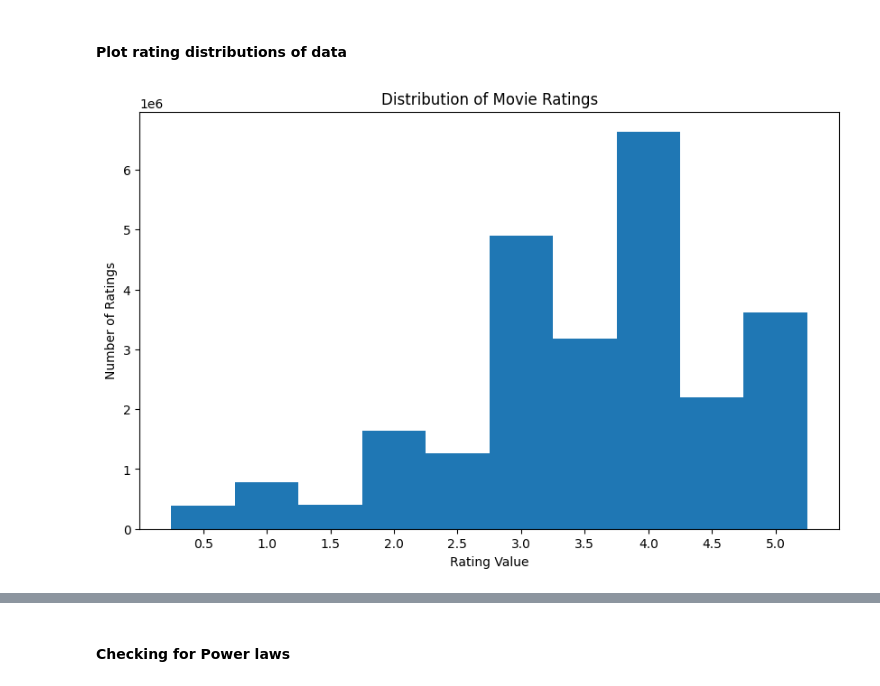
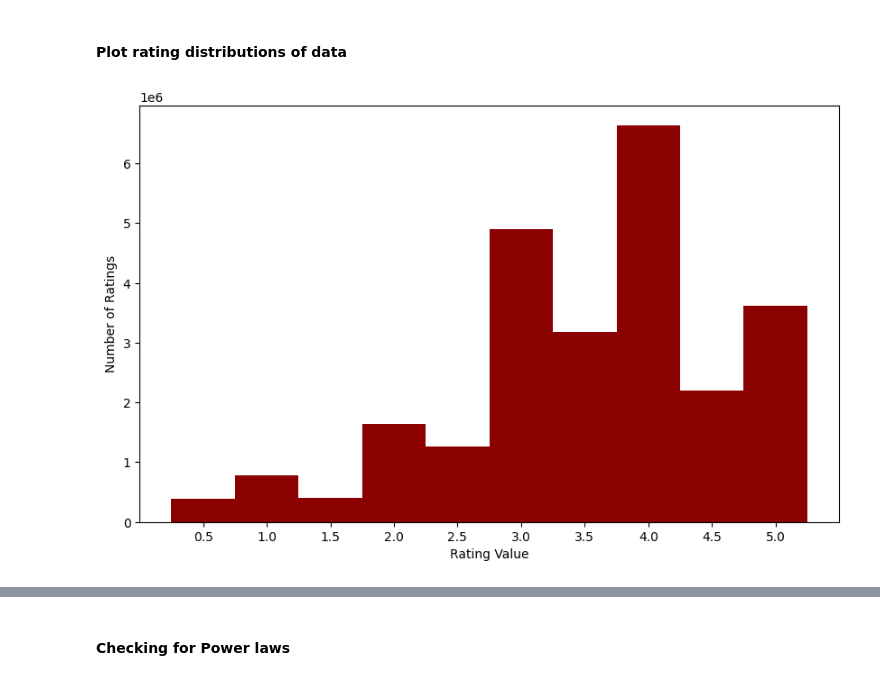
Before and after one commit to Bwhiz/Recommender-System-ALS, a Jupyter notebook: main.ipynb, the cells around one changed output, grey strips where cells are left out. Drawn from its saved outputs; the diff is of its cells as text; code cells hidden in the pictures.

```diff
--- a/main.ipynb
+++ b/main.ipynb
@@ -82,25 +93,26 @@ movie_data_list = [np.array(data) for data in movie_data_list]
 # %%
 # Calculating rating counts
 rating_counts = ratings_df['rating'].value_counts().sort_index()
 
 # Create the plot
 plt.figure(figsize=(10, 6))
 plt.bar(rating_counts.index,
         height=rating_counts.values,
         width=0.5,
+        color = 'darkred',
         align='center')
 
 plt.xticks(rating_counts.index)
-plt.title('Distribution of Movie Ratings')
+# plt.title('Distribution of Movie Ratings')
 plt.xlabel('Rating Value')
 plt.ylabel('Number of Ratings')
 
 # Saving the plot to dir
 plt.savefig('./assets/25M-dataset/ratings_distribution.pdf', bbox_inches='tight')
 plt.show()
 plt.close()
 # %% [output]
-[figure, old version]
+[figure, new version]
 # %%
 # Getting genre counts
 genre_counts = pd.Series('|'.join(movies_df['genres']).split('|')).value_counts()
```
Also changed, not shown: parts of 18 cells of this notebook, 5 other files.
